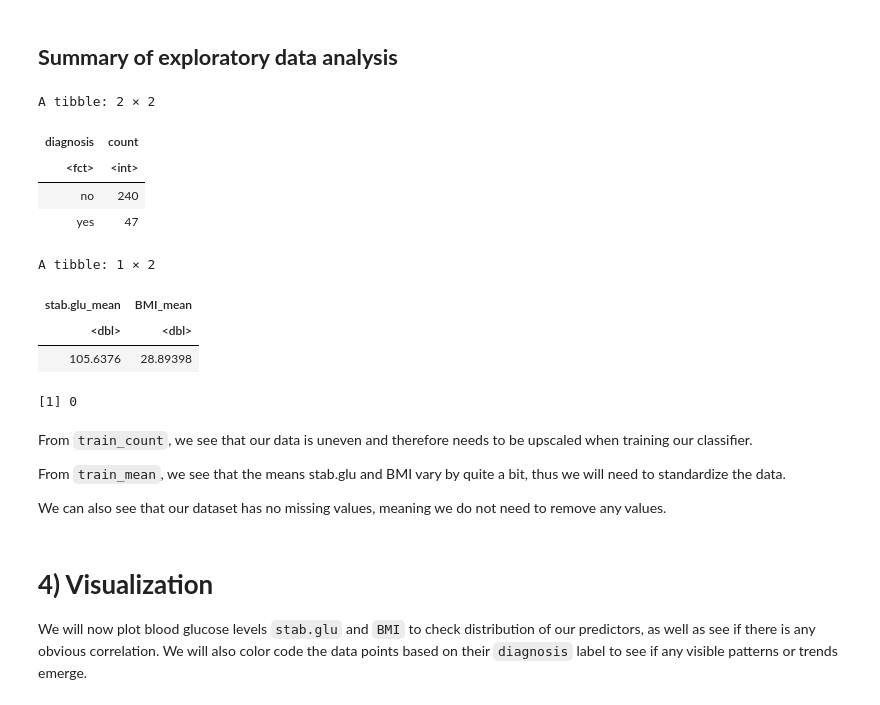
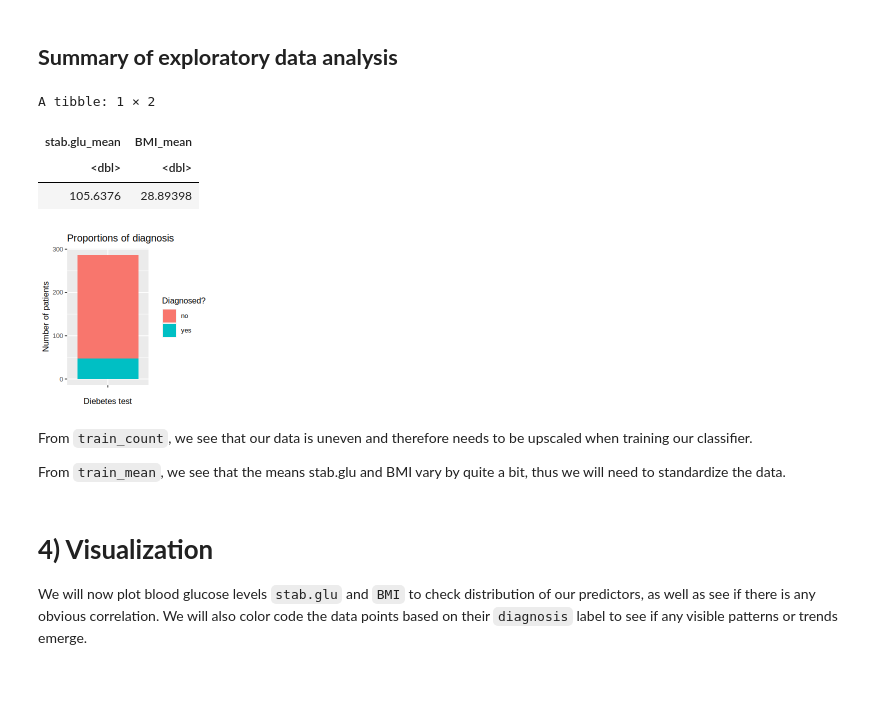
Before and after one commit to wmma2/group_18_project, a Jupyter notebook: Final_report.ipynb, the cells around one changed output. Drawn from its saved outputs; the diff is of its cells as text; code cells hidden in the pictures.

```diff
--- a/Final_report.ipynb
+++ b/Final_report.ipynb
@@ -201,24 +196,16 @@ train_NAs <- sum(is.na(diabetes_train))
 # %%
 train_count
 train_mean
-train_NAs
 # %% [output]
-A tibble: 2 × 2
+A tibble: 1 × 2
-| diagnosis | count |
-| <fct> | <int> |
-| no | 240 |
-| yes | 47 |
+| stab.glu_mean | BMI_mean |
+| <dbl> | <dbl> |
+| 105.6376 | 28.89398 |
-A tibble: 1 × 2
-| stab.glu_mean | BMI_mean |
-| <dbl> | <dbl> |
-| 105.6376 | 28.89398 |
-[1] 0
+[figure, added]
 # %% [markdown]
 From `train_count`, we see that our data is uneven and therefore needs to be upscaled when training our classifier.
 
 From `train_mean`, we see that the means stab.glu and BMI vary by quite a bit, thus we will need to standardize the data.
-
-We can also see that our dataset has no missing values, meaning we do not need to remove any values.
 # %% [markdown]
 # **4) Visualization**
 
```
Also changed, not shown: parts of 11 cells of this notebook.
